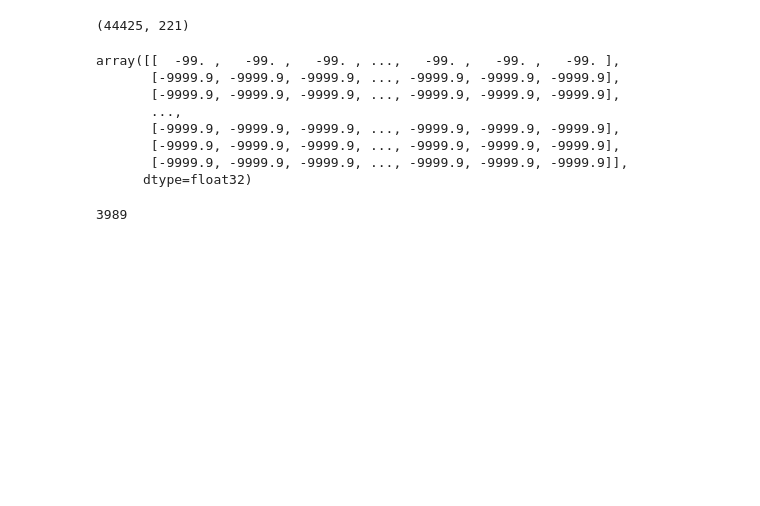
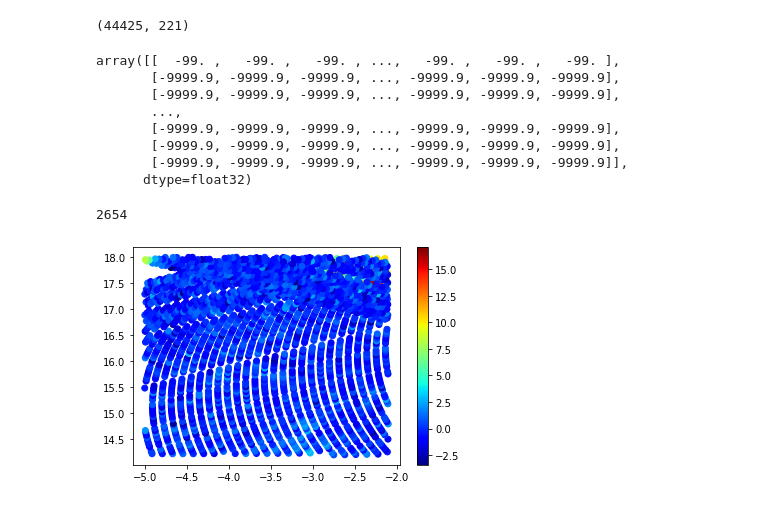
Before and after one commit to SD325/NASA_Internship_2020, a Jupyter notebook: NASA_Initial_Data_Exploration.ipynb, the cells around one changed output. Drawn from its saved outputs; the diff is of its cells as text; code cells hidden in the pictures; blank space fills up the shorter version.

```diff
--- a/NASA_Initial_Data_Exploration.ipynb
+++ b/NASA_Initial_Data_Exploration.ipynb
@@ -251,9 +250,15 @@ def get_heatmap_points(lat_bounds, lon_bounds, df, epsilon=0):
   print(counter)
   return lat, lon, counts
 # %%
-lat, lon, counts = get_heatmap_points([2.1, 5.0], [14.2, 18.0], PD['166.0'])
+lat, lon, counts = get_heatmap_points([-5.0, -2.1], [14.2, 18.0], PD['166.0'])
 # %% [output]
-3989
+2654
+# %%
+plt.scatter(lat, lon, c=counts, cmap=plt.get_cmap("jet"))
+plt.colorbar()
+plt.show()
+# %% [output]
+[figure, added]
 # %%
 plt.scatter(lat, lon, c=counts)
 plt.colorbar()
```
Also changed, not shown: parts of 7 cells of this notebook.
